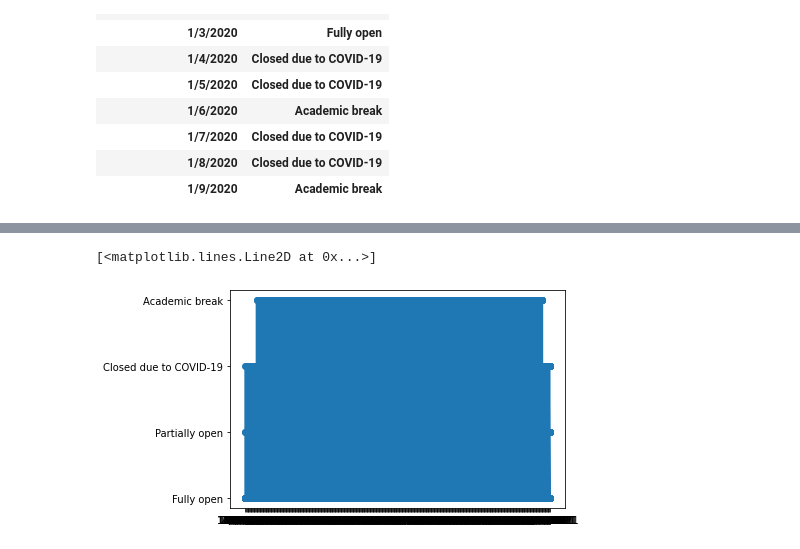
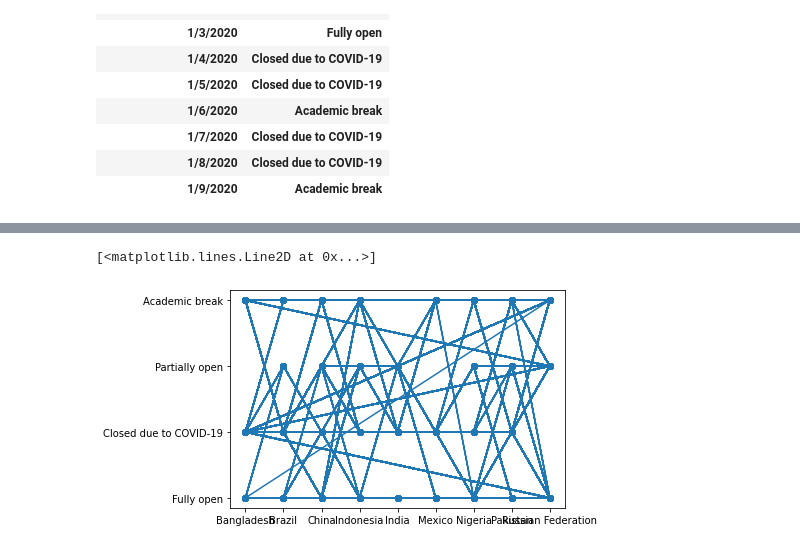
Before and after one commit to pkriger/project-01, a Jupyter notebook: Ron_EDU_Covid_Data.ipynb, the cells around one changed output, grey strips where cells are left out. Cells and saved outputs as stored; diff of their text form; code cells hidden in the pictures.

Commit message:
Updating edu_impact csv file and edu data notebook

```diff
--- a/Ron_EDU_Covid_Data.ipynb
+++ b/Ron_EDU_Covid_Data.ipynb
@@ -99,13 +126,13 @@ SyntaxError: invalid syntax (<ipython-input-79-28ba93886afa>, line 4)
 # %%
 # plot_time_series.py
 # (End result goal is to show top 10-25 countries affected with the the fastest Closures (and how long) due to Covid-19)
 
 
-data = pd.read_csv("Resources/edu_impact.csv")
+data = pd.read_csv("Resources/edu_impact2.csv")
 country = data["Country"]
 status_date = data["Date"]
 open_status = data["Status"]
-plt.plot_date(status_date, open_status, linestyle='solid')
+plt.plot_date(country, open_status, linestyle='solid')
 # %% [output]
 [<matplotlib.lines.Line2D at 0x...>]
-[figure, old version]
+[figure, new version]
```
Also changed, not shown: parts of 5 cells of this notebook, 2 other files.
